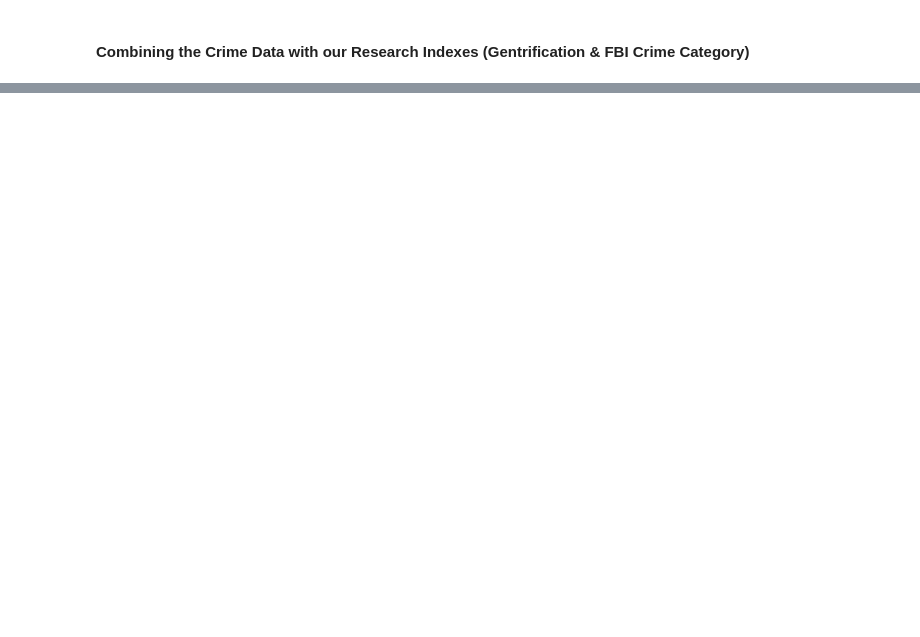
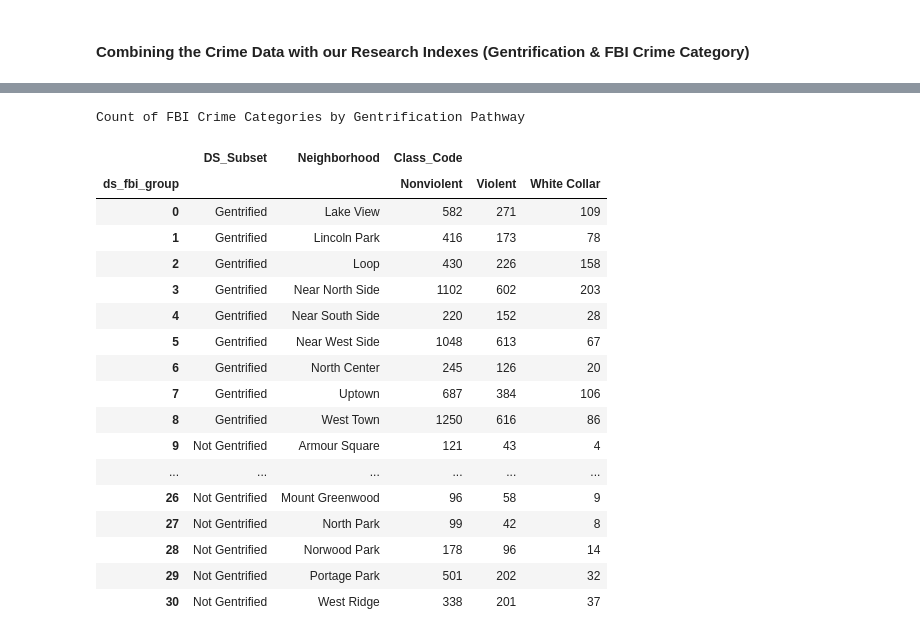
Before and after one commit to ajdeschenes/RuPaulsitory, a Jupyter notebook: crime/chicago_crime_api_json.ipynb, the cells around one changed output, grey strips where cells are left out. Drawn from its saved outputs; the diff is of its cells as text; code cells hidden in the pictures; blank space fills up the shorter version.

Commit message:
code after groupby format, still need to set to crime rate, concatenate years, and generate box plots

```diff
--- a/crime/chicago_crime_api_json.ipynb
+++ b/crime/chicago_crime_api_json.ipynb
@@ -43,15 +43,18 @@ import os
 import csv
 year = [2002, 2010, 2018]
 # %%
-fbi_codex = pd.read_csv('fbi_codex.csv')
+# fbi_codex Needed to index Crime Reports into summary categories
+fbi_codex = pd.read_csv('crime_resources/fbi_codex.csv')
 fbi_index = fbi_codex[['fbi_Crime_type','fbi_code_key','ds_fbi_group']]
 fbi_index = fbi_index.dropna()
-gent_codex = pd.read_csv('uic_gent_index.csv')
+
+# gent_codex Needed to index Crime Reports into summary categories
+gent_codex = pd.read_csv('../Resources/UIC_gentrification_index_neighborhood_list_final.csv')
 gent_concat = gent_codex["Type"].str.split(" - ", n = 1, expand = True)
 gent_codex["Classification"] = gent_concat[1]
 gent_codex["Class_Code"] = gent_concat[0]
 gent_fin = gent_codex.rename(columns={"No.": "community_area"})
-gent_fin
+cca_codex = pd.read_csv('../Resources/ReferenceCCA20102014.csv')
 display(fbi_index.head())
 display(gent_fin.head())
 # %% [output]
@@ -64,10 +78,10 @@ FileNotFoundError: File b'fbi_codex.csv' does not exist
 
 * FIGURE OUT: how to remove decimal from neighborhood
 # %%
-results = client.get("6zsd-86xi", year=2002, limit=5000)
+results = client.get("6zsd-86xi", year=2002, limit=200000)
 results_df = pd.DataFrame.from_records(results) # Convert to pandas DataFrame # results_df.head()
 start_results = results_df[['community_area','fbi_code','date','description','latitude','longitude','primary_type','year']]
 start_results['community_area'] = pd.to_numeric(start_results['community_area'], errors='coerce')
 start_format = start_results.sort_values('community_area')
 start_format.to_csv('report_reference_data/start_tfile.csv')
-start_format.head(10)
+start_format.head()
@@ -74,2 +95,7 @@ start_format.head(10)
 # %% [markdown]
 #### Combining the Crime Data with our Research Indexes (Gentrification & FBI Crime Category)
+# %%
+baseyear_fbiindex = start_format.merge(fbi_index, left_on='fbi_code', right_on='fbi_code_key')
+b_crimecat_cca = baseyear_fbiindex.merge(gent_fin, left_on='community_area', right_on='community_area')
+b_crimecat_cca.to_csv('report_reference_data/b_crimecat_cca.csv') # display(b_crimecat_cca.columns)
+b_crimecat_cca.head()
@@ -83,16 +130,39 @@ crime_reset.pivot(index='Classification', columns='ds_fbi_group', values='Class_
 # %%
 b_crimecat_cca_clean['Class_Code'] = pd.to_numeric(b_crimecat_cca_clean['Class_Code'], errors='coerce') # b_crimecat_cca_clean.dtypes
-ng1 = b_crimecat_cca_clean.loc[b_crimecat_cca_clean['Class_Code'] < 3]
-ng2 = b_crimecat_cca_clean.loc[b_crimecat_cca_clean['Class_Code'] == 5]
-g6 = b_crimecat_cca_clean.loc[b_crimecat_cca_clean['Class_Code'] == 6]
-combo = [ng1, ng2]
+ngb1 = b_crimecat_cca_clean.loc[b_crimecat_cca_clean['Class_Code'] < 3]
+ngb2 = b_crimecat_cca_clean.loc[b_crimecat_cca_clean['Class_Code'] == 5]
+gb6 = b_crimecat_cca_clean.loc[b_crimecat_cca_clean['Class_Code'] == 6]
+combo = [ngb1, ngb2]
 nGentrified = pd.concat(combo)
 nGentrified["DS_Subset"] = "Not Gentrified"
-g6["DS_Subset"] = "Gentrified"
-neighborhodtype_bycrime = [nGentrified, g6]
-neighbors = pd.concat(neighborhodtype_bycrime)
-neighbors_reset = neighbors.groupby(by=['DS_Subset','ds_fbi_group']).count()
-neighbors_dropem = neighbors_reset.reset_index()
-neighbors_dropem.drop(columns=['Classification','community_area', 'Neighborhood', 'fbi_code','fbi_Crime_type',], inplace=True)
+gb6["DS_Subset"] = "Gentrified"
+neighborhodtype_bycrime = [nGentrified, gb6]
+b_neighbors = pd.concat(neighborhodtype_bycrime)
+b_neighbors_reset = b_neighbors.groupby(by=['DS_Subset','Neighborhood','ds_fbi_group']).count()
+b_neighbors_dropem = b_neighbors_reset.reset_index()
+b_neighbors_dropem.drop(columns=['Classification','community_area','fbi_code','fbi_Crime_type',], inplace=True)
 print("Count of FBI Crime Categories by Gentrification Pathway")
-neighbors_dropem.pivot(index='ds_fbi_group', columns='DS_Subset', values='Class_Code')
+b_neighbors_final = b_neighbors_dropem.groupby(by=['DS_Subset','Neighborhood','ds_fbi_group']).sum().unstack('ds_fbi_group')
+base_year_ngdata = b_neighbors_final.reset_index()# .pivot(index='Neighborhood', columns='ds_fbi_group', values='Class_Code')
+base_year_ngdata.to_csv('report_reference_data/base_year_ngdata.csv')
+base_year_ngdata
+# %% [output]
+Count of FBI Crime Categories by Gentrification Pathway
+|  | DS_Subset | Neighborhood | Class_Code |  |  |
+| ds_fbi_group |  |  | Nonviolent | Violent | White Collar |
+| 0 | Gentrified | Lake View | 582 | 271 | 109 |
+| 1 | Gentrified | Lincoln Park | 416 | 173 | 78 |
+| 2 | Gentrified | Loop | 430 | 226 | 158 |
+| 3 | Gentrified | Near North Side | 1102 | 602 | 203 |
+| 4 | Gentrified | Near South Side | 220 | 152 | 28 |
+| 5 | Gentrified | Near West Side | 1048 | 613 | 67 |
+| 6 | Gentrified | North Center | 245 | 126 | 20 |
+| 7 | Gentrified | Uptown | 687 | 384 | 106 |
+| 8 | Gentrified | West Town | 1250 | 616 | 86 |
+| 9 | Not Gentrified | Armour Square | 121 | 43 | 4 |
+| ... | ... | ... | ... | ... | ... |
+| 26 | Not Gentrified | Mount Greenwood | 96 | 58 | 9 |
+| 27 | Not Gentrified | North Park | 99 | 42 | 8 |
+| 28 | Not Gentrified | Norwood Park | 178 | 96 | 14 |
+| 29 | Not Gentrified | Portage Park | 501 | 202 | 32 |
+| 30 | Not Gentrified | West Ridge | 338 | 201 | 37 |
```
Also changed, not shown: parts of 12 cells of this notebook, 9 other files.
